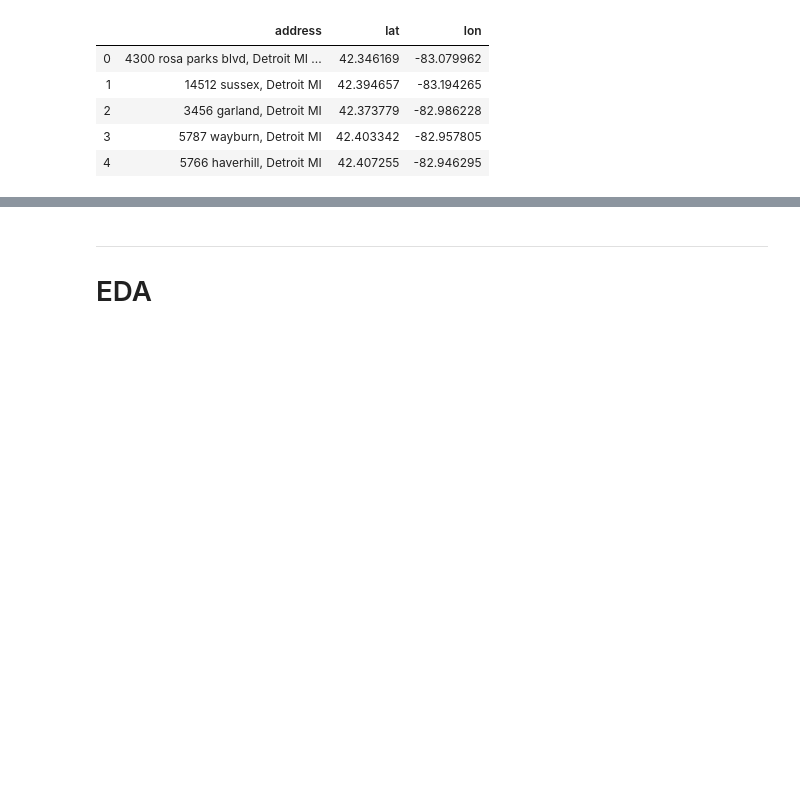
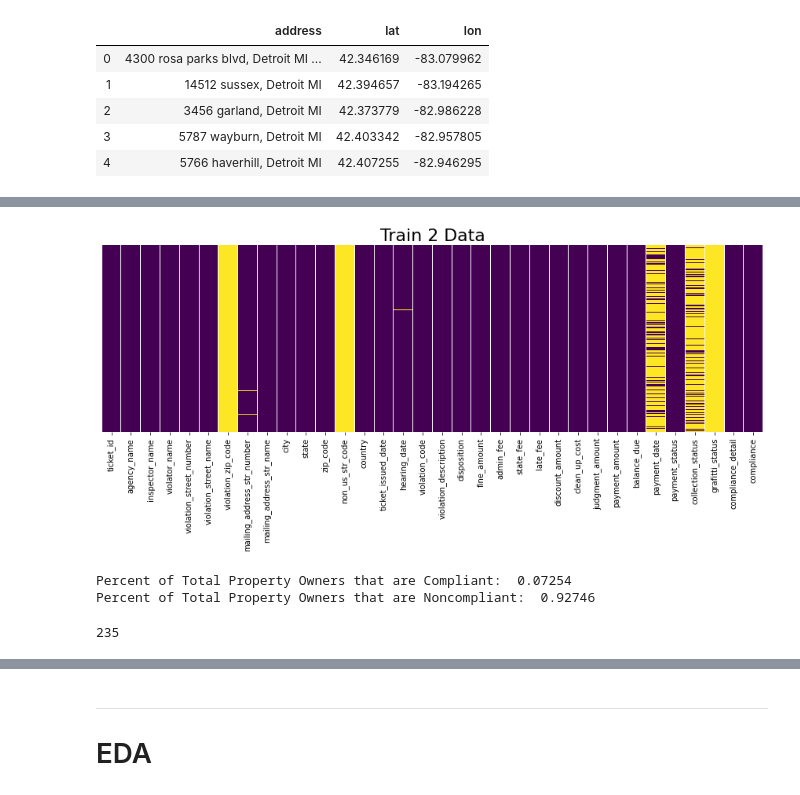
Before and after one commit to Morgan-Sell/detroit-blight-ticket, a Jupyter notebook: supervised_ml.ipynb, the cells around one changed output, grey strips where cells are left out. Cells and saved outputs as stored; diff of their text form; code cells hidden in the pictures; blank space fills up the shorter version.

```diff
--- a/supervised_ml.ipynb
+++ b/supervised_ml.ipynb
@@ -250,0 +221,15 @@ memory usage: 47.7+ MB
+# %%
+train2 = train[train['compliance'].isnull() == False].copy()
+plt.figure(figsize=(12,6))
+sns.heatmap(train2.isnull(), yticklabels=False, cbar=False, cmap='viridis')
+plt.title('Train 2 Data', fontsize=22)
+plt.tight_layout();
+# %% [output]
+[figure, added]
+# %%
+prcnt_non_compliant = round(sum(train2['compliance']) / len(train2['compliance']), 5)
+print('Percent of Total Property Owners that are Compliant: ', prcnt_non_compliant)
+print('Percent of Total Property Owners that are Noncompliant: ', 1 - prcnt_non_compliant)
+# %% [output]
+Percent of Total Property Owners that are Compliant:  0.07254
+Percent of Total Property Owners that are Noncompliant:  0.92746
@@ -250,0 +243,4 @@ memory usage: 47.7+ MB
+# %%
+len(train['violation_code'].unique())
+# %% [output]
+235
```
Also changed, not shown: parts of 30 cells of this notebook.
